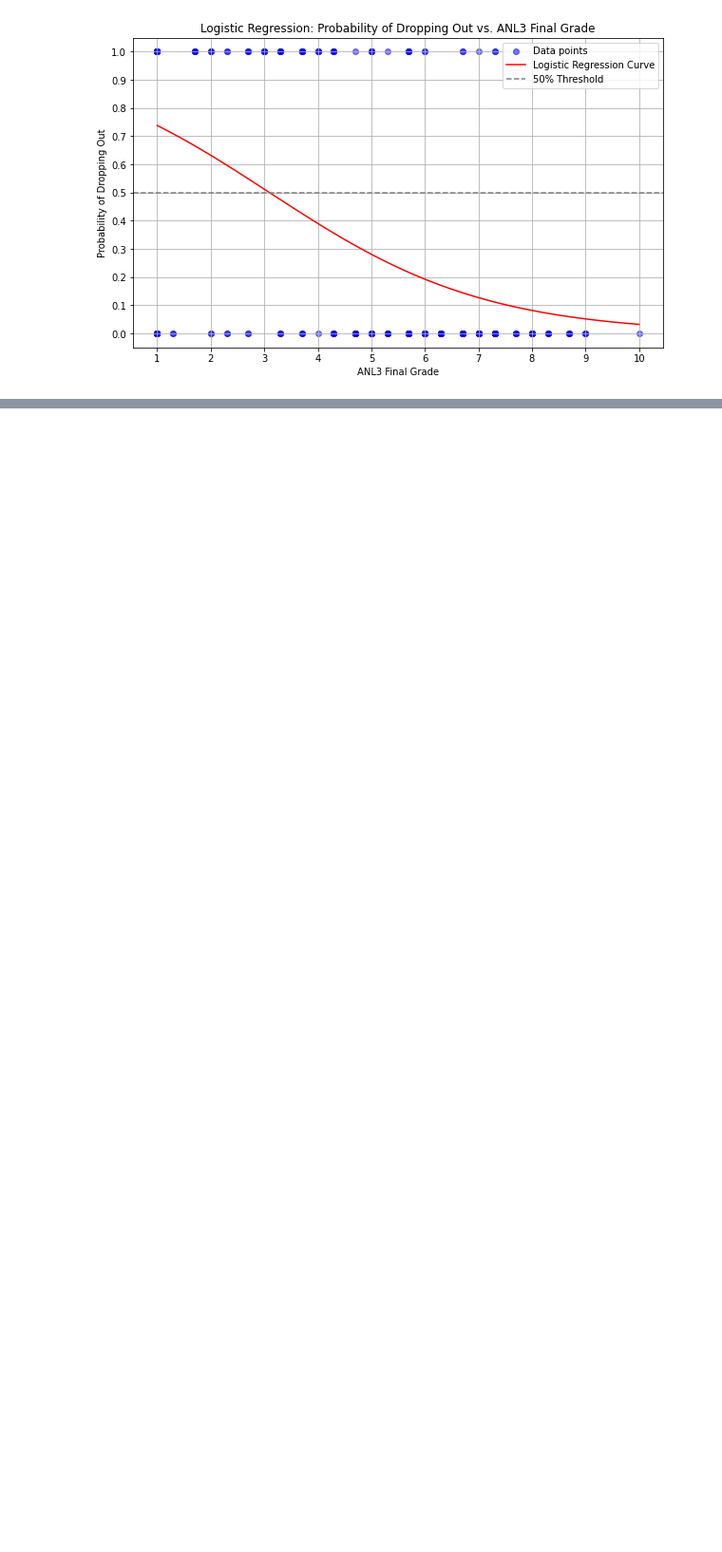
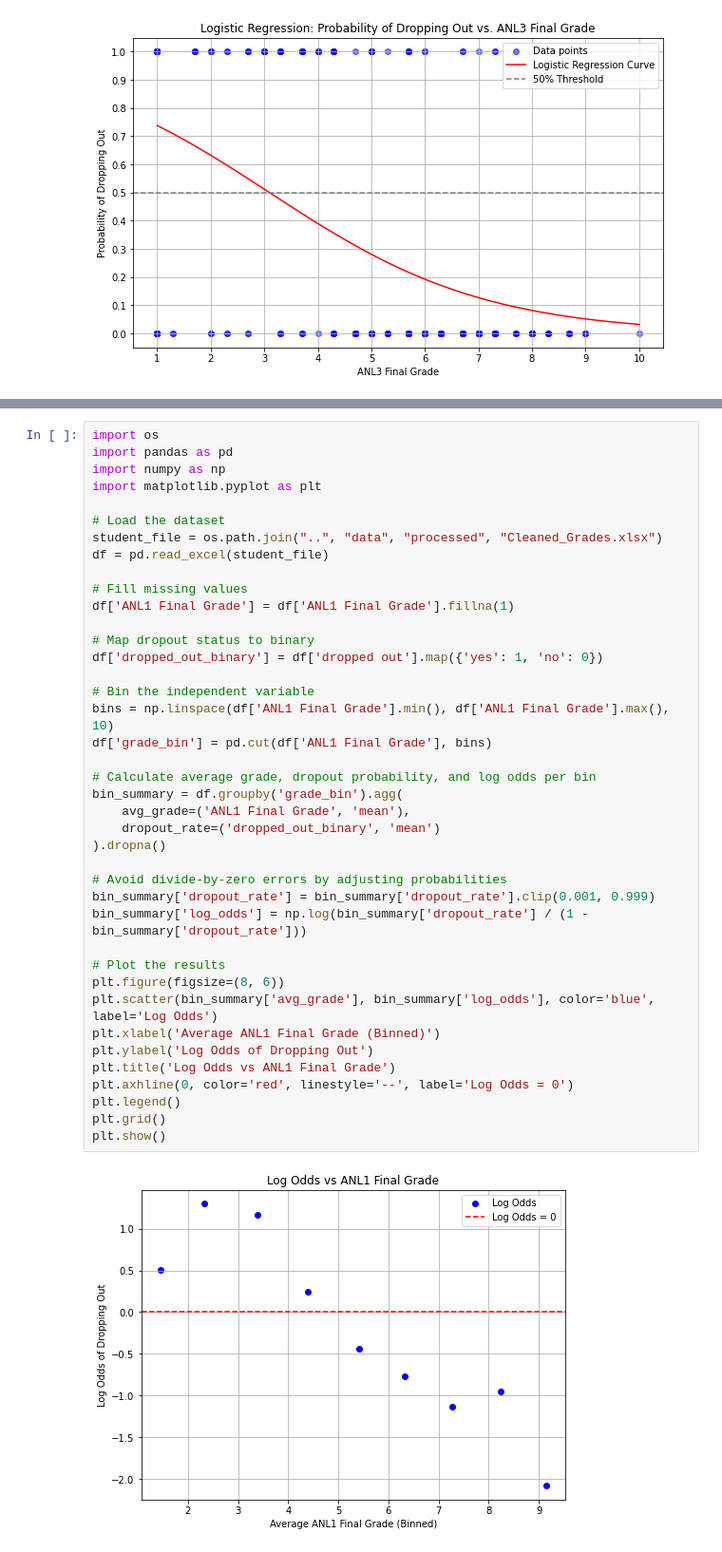
Before and after one commit to JQ69420/DsAnalysisProject, a Jupyter notebook: notebooks/correlation.ipynb, the cells around one changed output, grey strips where cells are left out. Shown at 95% size. Drawn from its saved outputs; the diff is of its cells as text; blank space fills up the shorter version.

```diff
--- a/notebooks/correlation.ipynb
+++ b/notebooks/correlation.ipynb
@@ -317,3 +339,45 @@ const                1.4592      0.208      7.026      0.000       1.052       1
 ANL4 Final Grade    -0.6963      0.087     -8.000      0.000      -0.867      -0.526
 ====================================================================================
 [figure]
+# %%
+import os
+import pandas as pd
+import numpy as np
+import matplotlib.pyplot as plt
+
+# Load the dataset
+student_file = os.path.join("..", "data", "processed", "Cleaned_Grades.xlsx")
+df = pd.read_excel(student_file)
+
+# Fill missing values
+df['ANL1 Final Grade'] = df['ANL1 Final Grade'].fillna(1)
+
+# Map dropout status to binary
+df['dropped_out_binary'] = df['dropped out'].map({'yes': 1, 'no': 0})
+
+# Bin the independent variable
+bins = np.linspace(df['ANL1 Final Grade'].min(), df['ANL1 Final Grade'].max(), 10)
+df['grade_bin'] = pd.cut(df['ANL1 Final Grade'], bins)
+
+# Calculate average grade, dropout probability, and log odds per bin
+bin_summary = df.groupby('grade_bin').agg(
+    avg_grade=('ANL1 Final Grade', 'mean'),
+    dropout_rate=('dropped_out_binary', 'mean')
+).dropna()
+
+# Avoid divide-by-zero errors by adjusting probabilities
+bin_summary['dropout_rate'] = bin_summary['dropout_rate'].clip(0.001, 0.999)
+bin_summary['log_odds'] = np.log(bin_summary['dropout_rate'] / (1 - bin_summary['dropout_rate']))
+
+# Plot the results
+plt.figure(figsize=(8, 6))
+plt.scatter(bin_summary['avg_grade'], bin_summary['log_odds'], color='blue', label='Log Odds')
+plt.xlabel('Average ANL1 Final Grade (Binned)')
+plt.ylabel('Log Odds of Dropping Out')
+plt.title('Log Odds vs ANL1 Final Grade')
+plt.axhline(0, color='red', linestyle='--', label='Log Odds = 0')
+plt.legend()
+plt.grid()
+plt.show()
+# %% [output]
+[figure, added]
```
Also changed, not shown: parts of 5 cells of this notebook.
